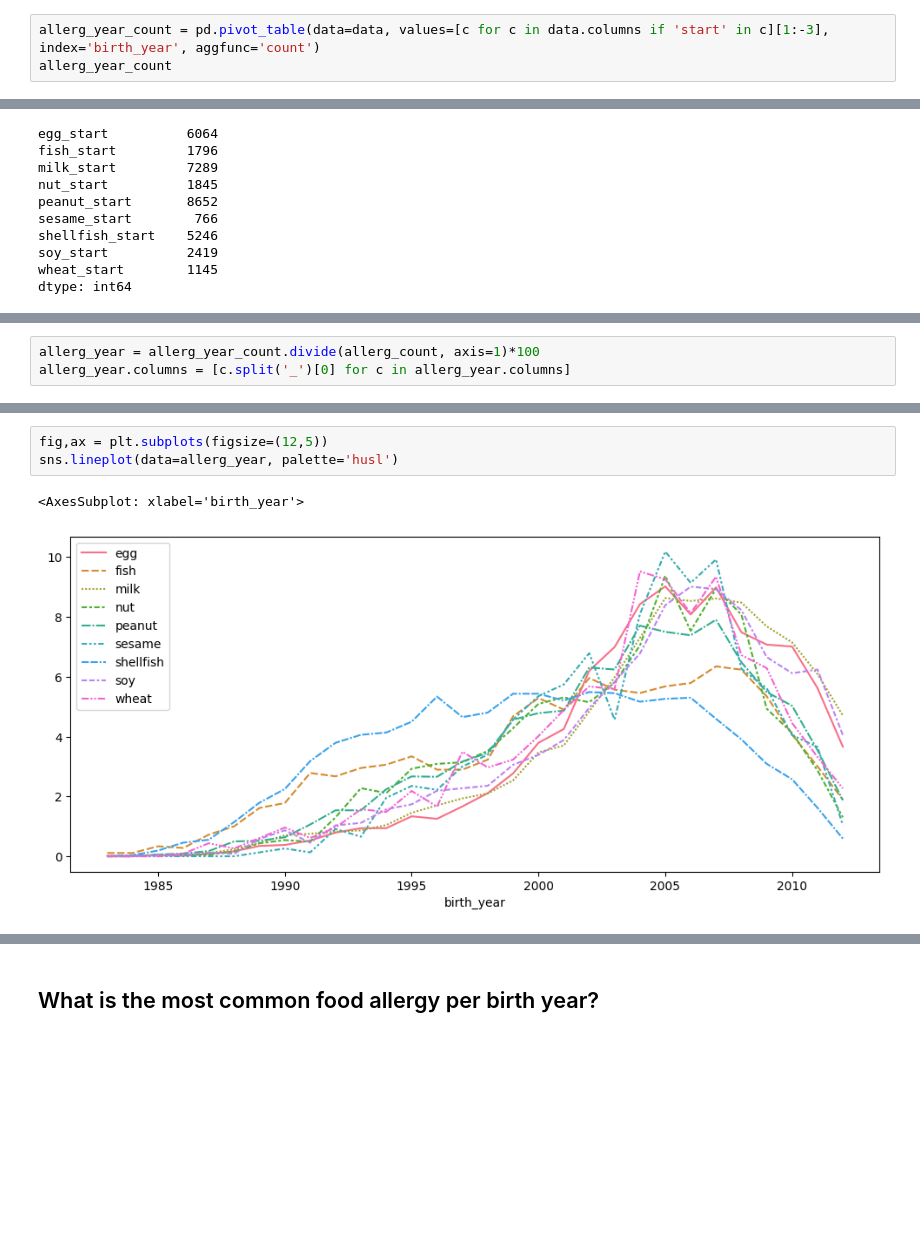
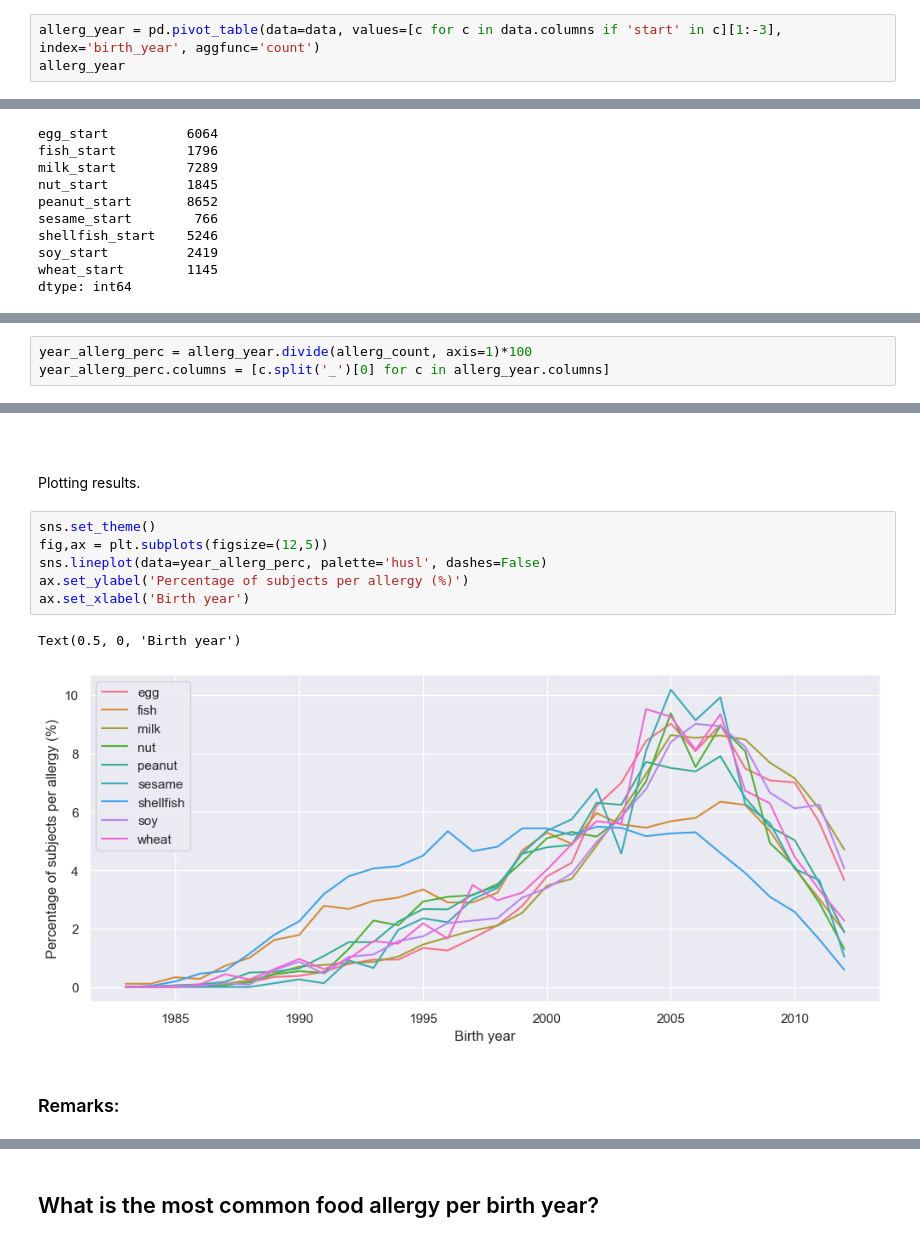
Before and after one commit to joanafloresc/Childhood_allergies, a Jupyter notebook: 02_notebooks/06_data_answers.ipynb, the cells around one changed output, grey strips where cells are left out. Saved outputs shown, nothing was run; the diff lists cells and outputs as text; blank space fills up the shorter version.

```diff
--- a/02_notebooks/06_data_answers.ipynb
+++ b/02_notebooks/06_data_answers.ipynb
@@ -26,6 +30,6 @@ data.head()
 # %%
-allerg_year_count = pd.pivot_table(data=data, values=[c for c in data.columns if 'start' in c][1:-3], index='birth_year', aggfunc='count')
-allerg_year_count
+allerg_year = pd.pivot_table(data=data, values=[c for c in data.columns if 'start' in c][1:-3], index='birth_year', aggfunc='count')
+allerg_year
 # %% [output]
 |  | egg_start | fish_start | milk_start | nut_start | peanut_start | sesame_start | shellfish_start | ... |
 | birth_year |  |  |  |  |  |  |  | ... |
@@ -62,4 +70,4 @@ dtype: int64
 # %%
-allerg_year = allerg_year_count.divide(allerg_count, axis=1)*100
-allerg_year.columns = [c.split('_')[0] for c in allerg_year.columns]
+year_allerg_perc = allerg_year.divide(allerg_count, axis=1)*100
+year_allerg_perc.columns = [c.split('_')[0] for c in allerg_year.columns]
 # %%
@@ -83,9 +91,18 @@ allerg_year
 | 2010 | 7.008575 | 4.064588 | 7.147757 | 4.119241 | 5.027739 | 4.046997 | 2.573389 | 6.118231 | 4.454148 |
 | 2011 | 5.623351 | 3.006682 | 6.091371 | 2.872629 | 3.548313 | 3.655352 | 1.620282 | 6.242249 | 3.318777 |
 | 2012 | 3.660950 | 1.893096 | 4.705721 | 1.300813 | 1.872399 | 1.044386 | 0.590926 | 4.051261 | 2.270742 |
+# %% [markdown]
+ \
+ \
+Plotting results.
 # %%
+sns.set_theme()
 fig,ax = plt.subplots(figsize=(12,5))
-sns.lineplot(data=allerg_year, palette='husl')
+sns.lineplot(data=year_allerg_perc, palette='husl', dashes=False)
+ax.set_ylabel('Percentage of subjects per allergy (%)')
+ax.set_xlabel('Birth year')
 # %% [output]
-<AxesSubplot: xlabel='birth_year'>
+Text(0.5, 0, 'Birth year')
-[figure, old version]
+[figure, new version]
+# %% [markdown]
+### Remarks:
```
Also changed, not shown: parts of 61 cells of this notebook, 17 other files.
